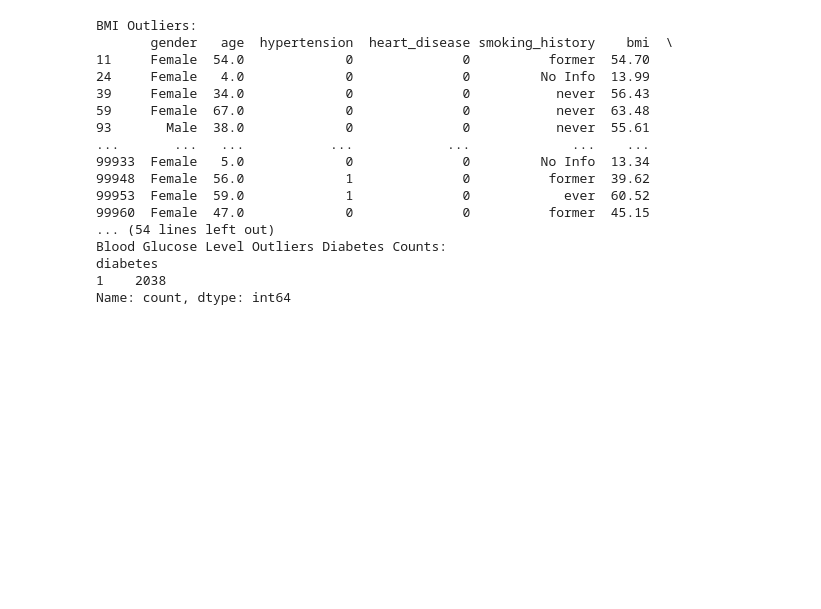
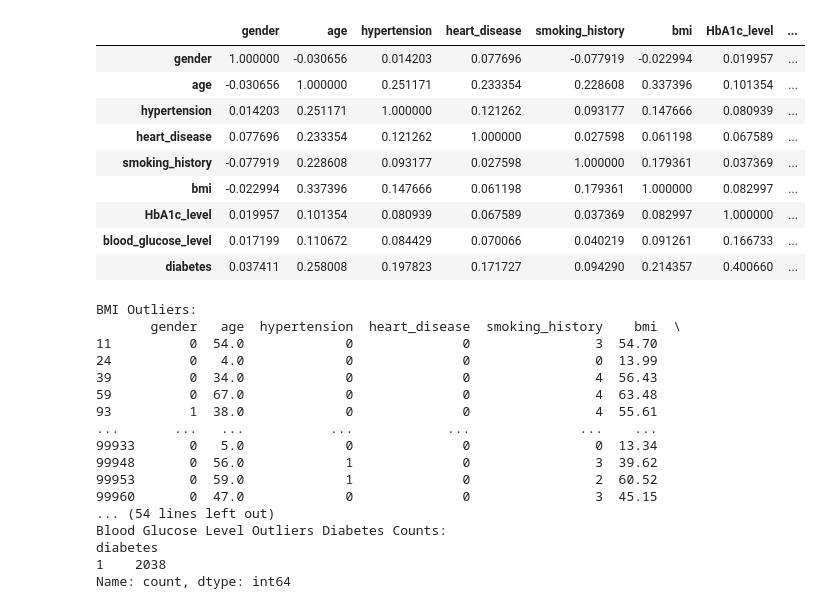
Before and after one commit to M-Darabi1997/Diabetes-Prediction, a Jupyter notebook: Final.ipynb, the cells around one changed output. Drawn from its saved outputs; the diff is of its cells as text; code cells hidden in the pictures; blank space fills up the shorter version.

```diff
--- a/Final.ipynb
+++ b/Final.ipynb
@@ -159,8 +158,21 @@ Descriptive Statistics
+# %%
+corr = df.corr(numeric_only=True)
+corr
+# %% [output]
+|  | gender | age | hypertension | heart_disease | smoking_history | bmi | HbA1c_level | ... |
+| gender | 1.000000 | -0.030656 | 0.014203 | 0.077696 | -0.077919 | -0.022994 | 0.019957 | ... |
+| age | -0.030656 | 1.000000 | 0.251171 | 0.233354 | 0.228608 | 0.337396 | 0.101354 | ... |
+| hypertension | 0.014203 | 0.251171 | 1.000000 | 0.121262 | 0.093177 | 0.147666 | 0.080939 | ... |
+| heart_disease | 0.077696 | 0.233354 | 0.121262 | 1.000000 | 0.027598 | 0.061198 | 0.067589 | ... |
+| smoking_history | -0.077919 | 0.228608 | 0.093177 | 0.027598 | 1.000000 | 0.179361 | 0.037369 | ... |
+| bmi | -0.022994 | 0.337396 | 0.147666 | 0.061198 | 0.179361 | 1.000000 | 0.082997 | ... |
+| HbA1c_level | 0.019957 | 0.101354 | 0.080939 | 0.067589 | 0.037369 | 0.082997 | 1.000000 | ... |
+| blood_glucose_level | 0.017199 | 0.110672 | 0.084429 | 0.070066 | 0.040219 | 0.091261 | 0.166733 | ... |
+| diabetes | 0.037411 | 0.258008 | 0.197823 | 0.171727 | 0.094290 | 0.214357 | 0.400660 | ... |
 # %%
 import pandas as pd
 
-# Example dataframe
-df = pd.read_csv('diabett.csv')  # Assuming you already have your dataframe
+
 
 # Function to detect outliers using IQR for a given column
 def detect_outliers_iqr(df, column):
@@ -194,26 +206,26 @@ print(bmi_outliers_diabetes)
 # Detect outliers for 'blood_glucose_level'
 glucose_outlier,lu = detect_outliers_iqr(df, 'blood_glucose_level')
 print("\nBlood Glucose Level Outliers:")
-print(glucose_outliers)
+print(glucose_outlier)
 print(lu)
 
 # Count diabetes and non-diabetes for glucose outliers
-glucose_outliers_diabetes = glucose_outliers['diabetes'].value_counts()
+glucose_outliers_diabetes = glucose_outlier['diabetes'].value_counts()
 print("\nBlood Glucose Level Outliers Diabetes Counts:")
 print(glucose_outliers_diabetes)
 # %% [output]
 BMI Outliers:
-       gender   age  hypertension  heart_disease smoking_history    bmi  \
-11     Female  54.0             0              0          former  54.70
-24     Female   4.0             0              0         No Info  13.99
-39     Female  34.0             0              0           never  56.43
-59     Female  67.0             0              0           never  63.48
-93       Male  38.0             0              0           never  55.61
-...       ...   ...           ...            ...             ...    ...
-99933  Female   5.0             0              0         No Info  13.34
-99948  Female  56.0             1              0          former  39.62
-99953  Female  59.0             1              0            ever  60.52
-99960  Female  47.0             0              0          former  45.15
+       gender   age  hypertension  heart_disease  smoking_history    bmi  \
+11          0  54.0             0              0                3  54.70
+24          0   4.0             0              0                0  13.99
+39          0  34.0             0              0                4  56.43
+59          0  67.0             0              0                4  63.48
+93          1  38.0             0              0                4  55.61
+...       ...   ...           ...            ...              ...    ...
+99933       0   5.0             0              0                0  13.34
+99948       0  56.0             1              0                3  39.62
+99953       0  59.0             1              0                2  60.52
+99960       0  47.0             0              0                3  45.15
 ... (54 lines left out)
 Blood Glucose Level Outliers Diabetes Counts:
 diabetes
```
Also changed, not shown: parts of 10 cells of this notebook.
